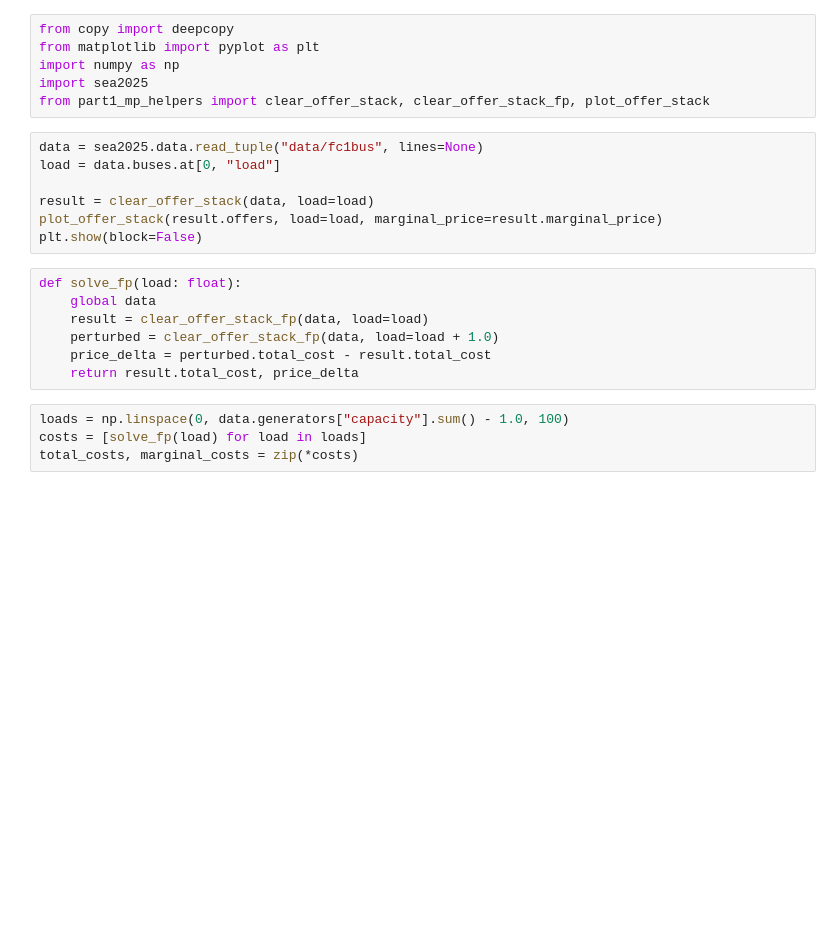
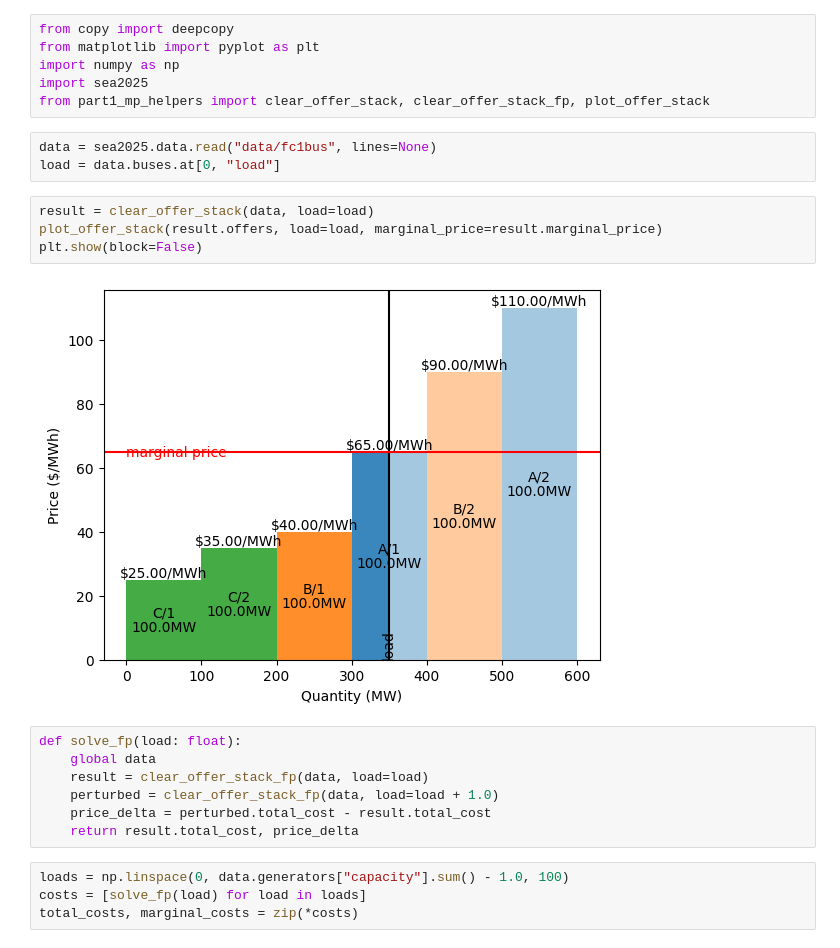
Before and after one commit to ne-pearl/arrow-sea, a Jupyter notebook: deepnote/part1_mp.ipynb, the cells around one changed output. Drawn from its saved outputs; the diff is of its cells as text; blank space fills up the shorter version.

```diff
--- a/deepnote/part1_mp.ipynb
+++ b/deepnote/part1_mp.ipynb
@@ -4,13 +4,15 @@ from matplotlib import pyplot as plt
 import numpy as np
 import sea2025
 from part1_mp_helpers import clear_offer_stack, clear_offer_stack_fp, plot_offer_stack
+# %%
+data = sea2025.data.read("data/fc1bus", lines=None)
+load = data.buses.at[0, "load"]
 # %%
-data = sea2025.data.read_tuple("data/fc1bus", lines=None)
-load = data.buses.at[0, "load"]
-
 result = clear_offer_stack(data, load=load)
 plot_offer_stack(result.offers, load=load, marginal_price=result.marginal_price)
 plt.show(block=False)
+# %% [output]
+[figure, added]
 # %%
 def solve_fp(load: float):
     global data
```
Also changed, not shown: parts of 1 cell of this notebook, 7 other files.
